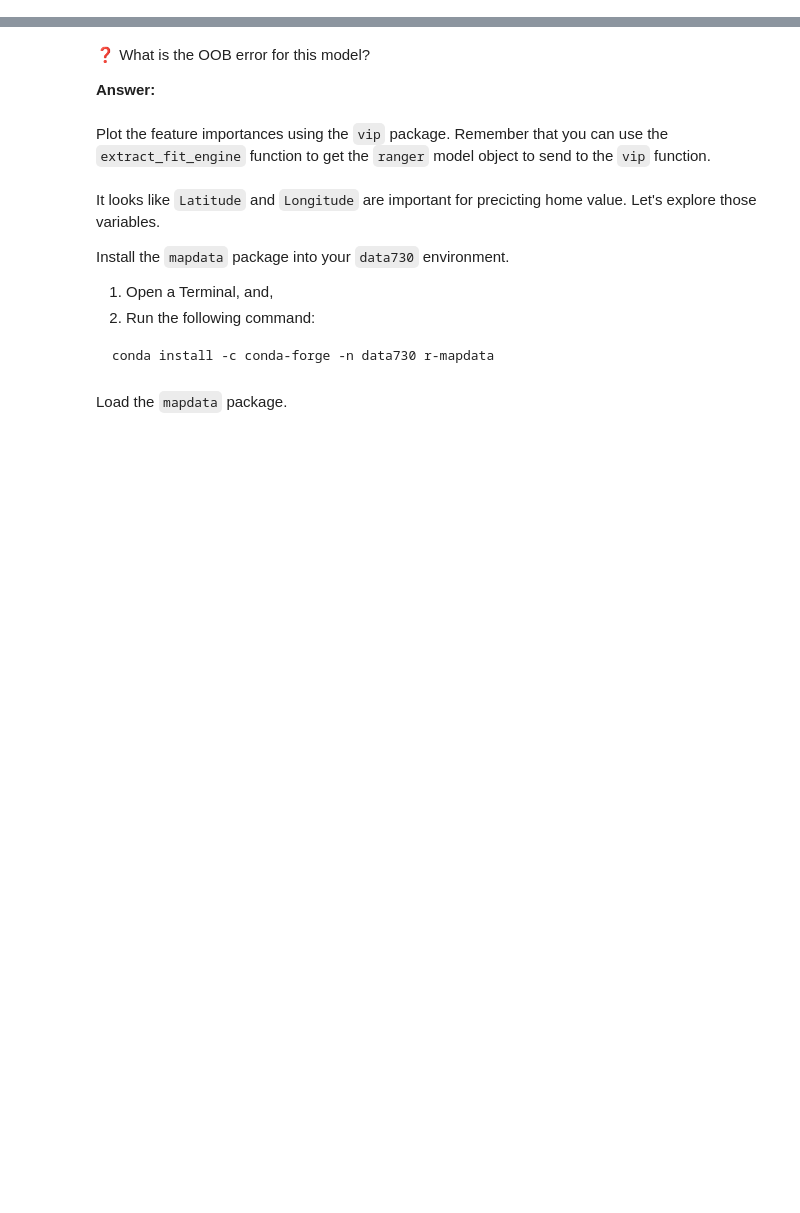
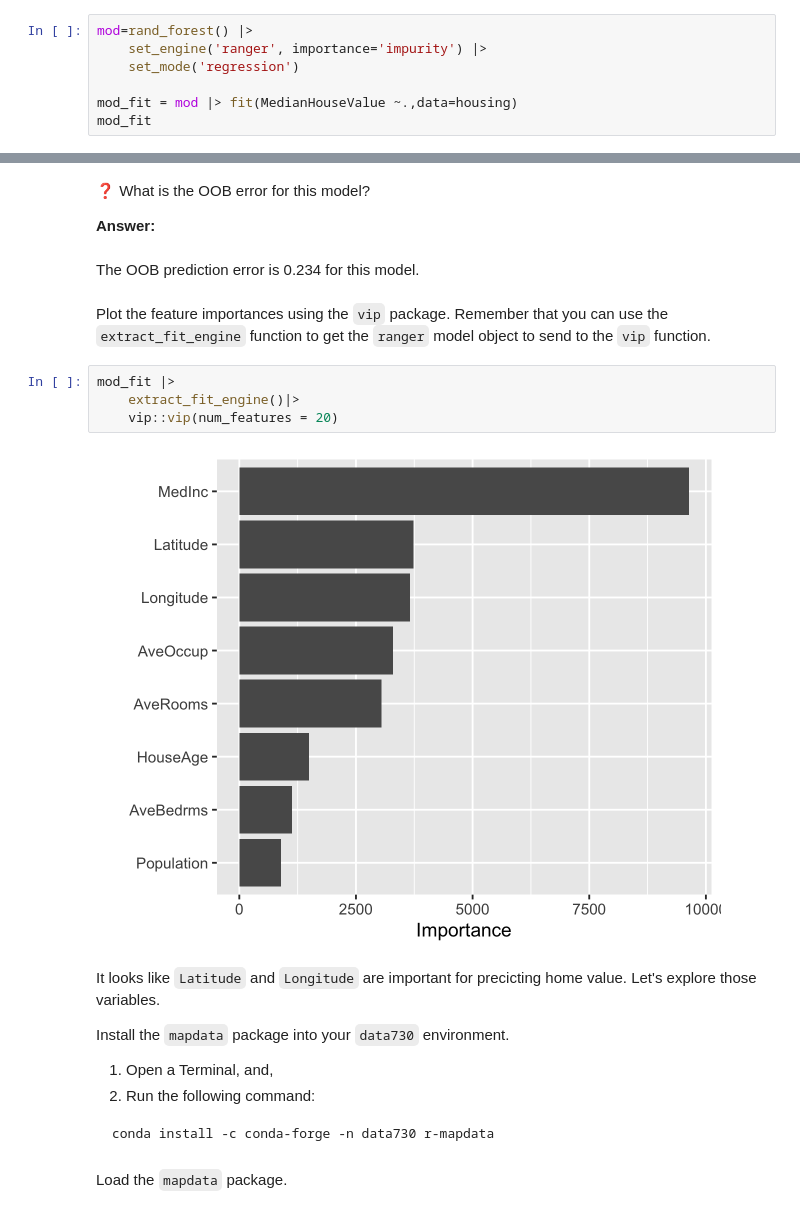
Before and after one commit to UNC-DATA-730/unit-11-assignment-williamsmaddie, a Jupyter notebook: assignment11.ipynb, the cells around one changed output, grey strips where cells are left out. Cells and saved outputs as stored; diff of their text form; blank space fills up the shorter version.

```diff
--- a/assignment11.ipynb
+++ b/assignment11.ipynb
@@ -41,3 +71,10 @@ Let's build a random forest model to predict `MedianHouseValue`.
 
 1. Create your model, set the engine to `ranger` with `importance = 'impurity'` and the mode as `regression`.
 2. Fit the model using `MedianHouseValue` as the response variable and all other columns as predictors.
+# %%
+mod=rand_forest() |>
+    set_engine('ranger', importance='impurity') |>
+    set_mode('regression')
+
+mod_fit = mod |> fit(MedianHouseValue ~.,data=housing)
+mod_fit
@@ -45,8 +100,16 @@ Let's build a random forest model to predict `MedianHouseValue`.
 ❓ What is the OOB error for this model?
 
 **Answer:**
+# %% [markdown]
+The OOB prediction error is 0.234 for this model.
 # %% [markdown]
 Plot the feature importances using the `vip` package. Remember that you can use the `extract_fit_engine` function to get the `ranger` model object to send to the `vip` function.
+# %%
+mod_fit |>
+    extract_fit_engine()|>
+    vip::vip(num_features = 20)
+# %% [output]
+[figure, added]
 # %% [markdown]
 It looks like `Latitude` and `Longitude` are important for precicting home value. Let's explore those variables.
 
```
Also changed, not shown: parts of 8 cells of this notebook.
